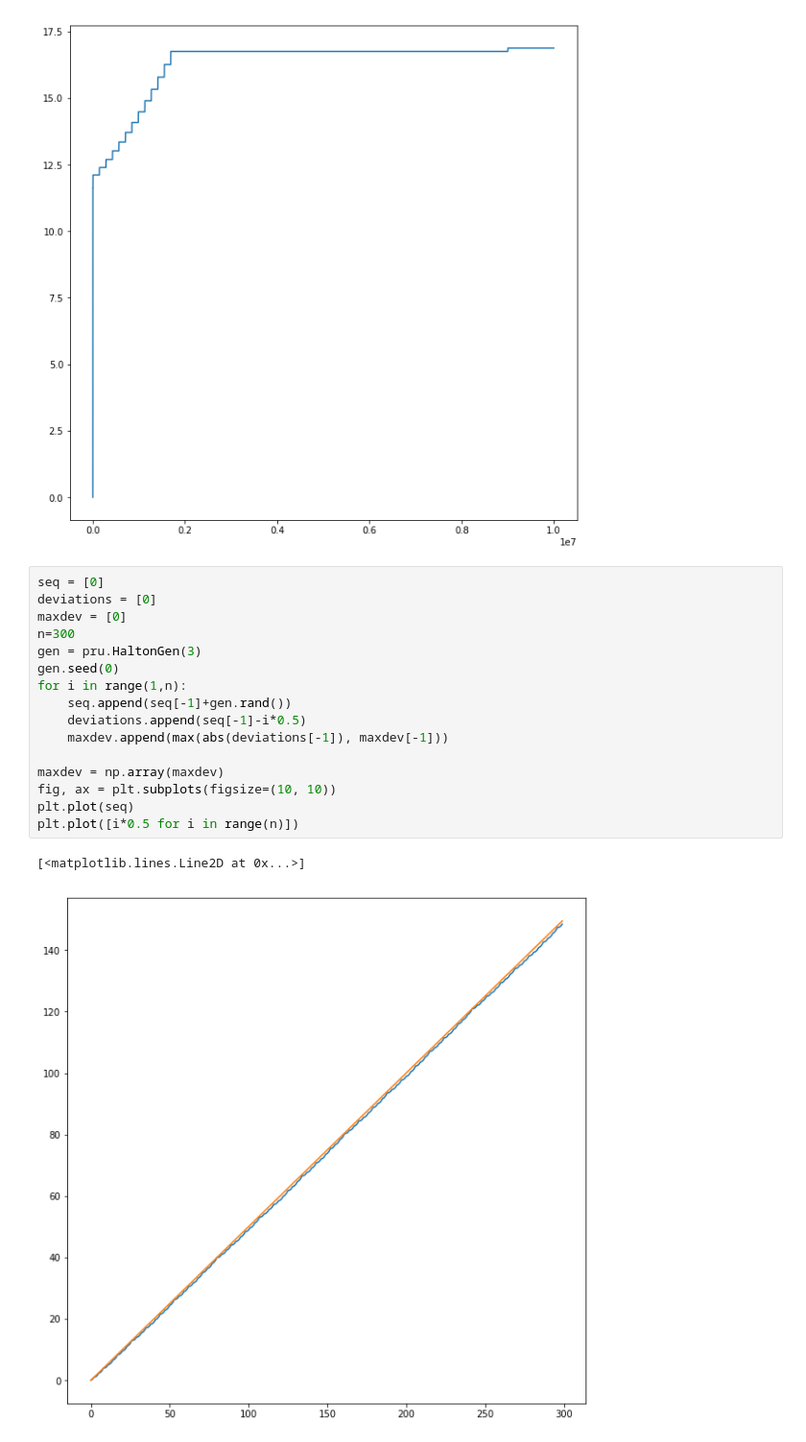
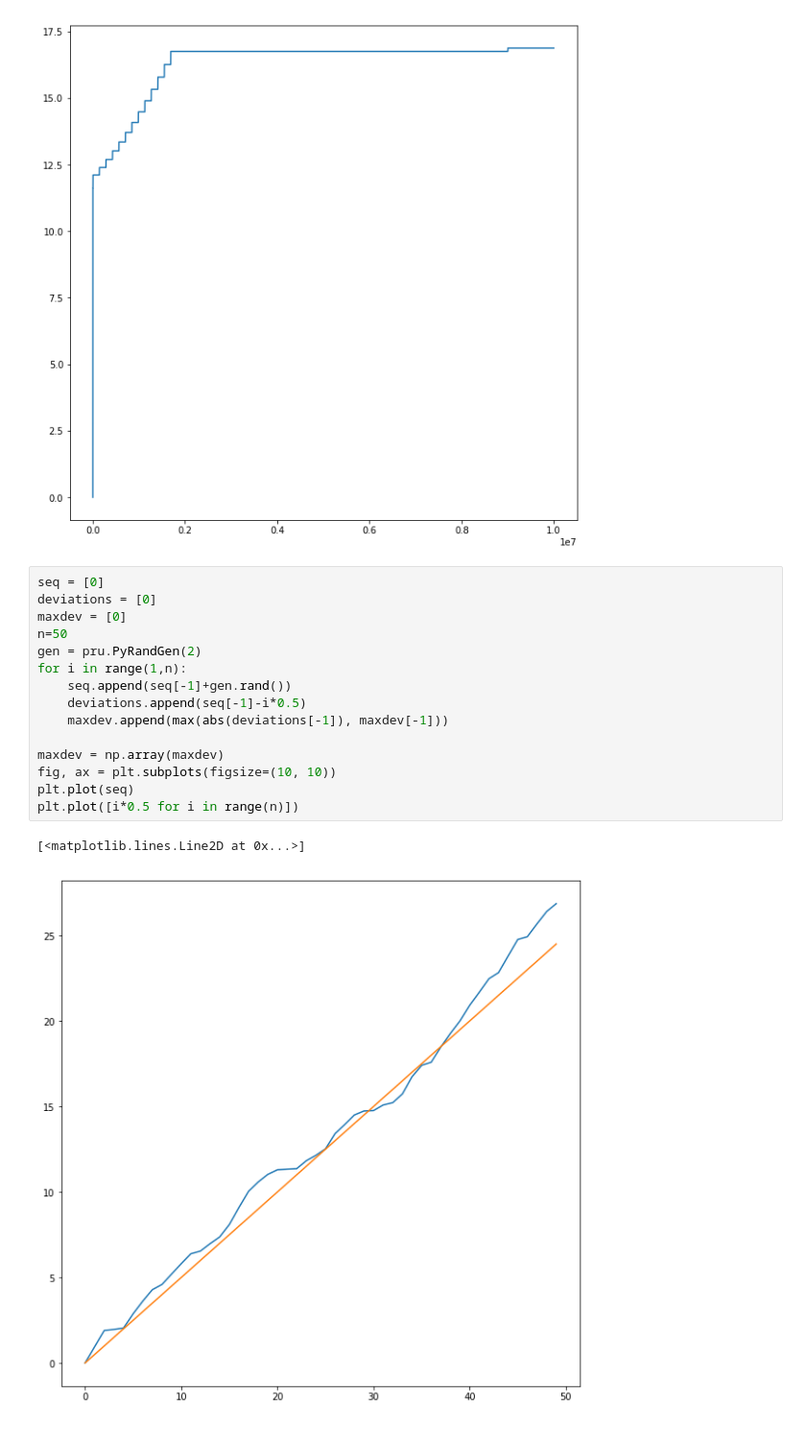
Before and after one commit to Hubert51/Randomness_Test, a Jupyter notebook: exploration/Halton sequence randomness tests.ipynb, the cells around one changed output. Shown: that part at 96% size. Cells and saved outputs as stored; diff of their text form.

```diff
--- a/exploration/Halton sequence randomness tests.ipynb
+++ b/exploration/Halton sequence randomness tests.ipynb
@@ -82,22 +82,21 @@ _=run_test(pru.HaltonGen(base=52), n=10**7, seed=10**9)
 # %%
 seq = [0]
 deviations = [0]
 maxdev = [0]
-n=300
-gen = pru.HaltonGen(3)
-gen.seed(0)
+n=50
+gen = pru.PyRandGen(2)
 for i in range(1,n):
     seq.append(seq[-1]+gen.rand())
     deviations.append(seq[-1]-i*0.5)
     maxdev.append(max(abs(deviations[-1]), maxdev[-1]))
 
 maxdev = np.array(maxdev)
 fig, ax = plt.subplots(figsize=(10, 10))
 plt.plot(seq)
 plt.plot([i*0.5 for i in range(n)])
 # %% [output]
 [<matplotlib.lines.Line2D at 0x...>]
-[figure, old version]
+[figure, new version]
 # %%
 plt.plot(deviations)
 sum(deviations)
```
Also changed, not shown: parts of 1 cell of this notebook, 5 other files.
